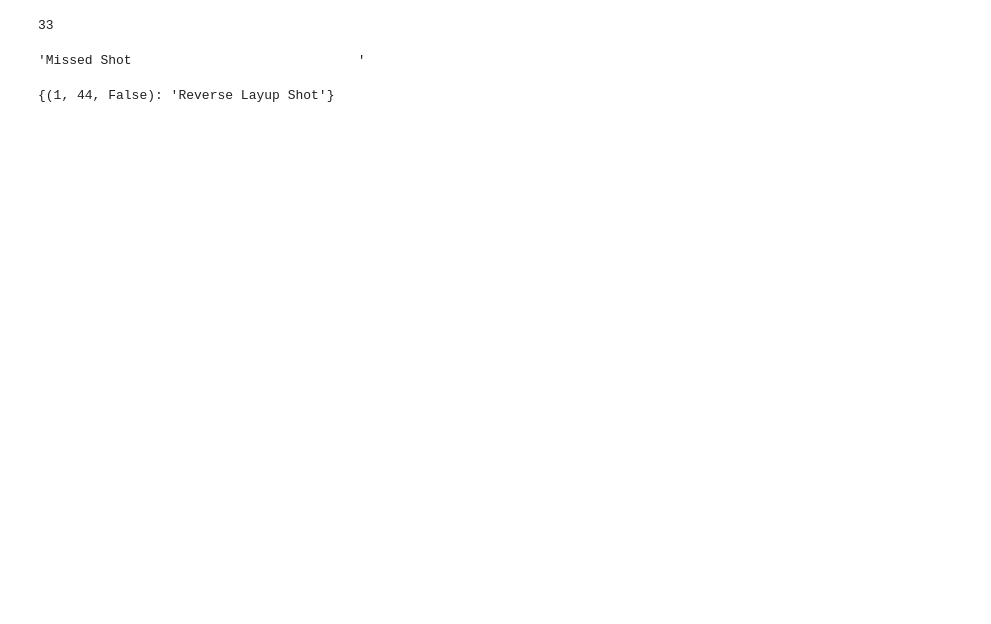
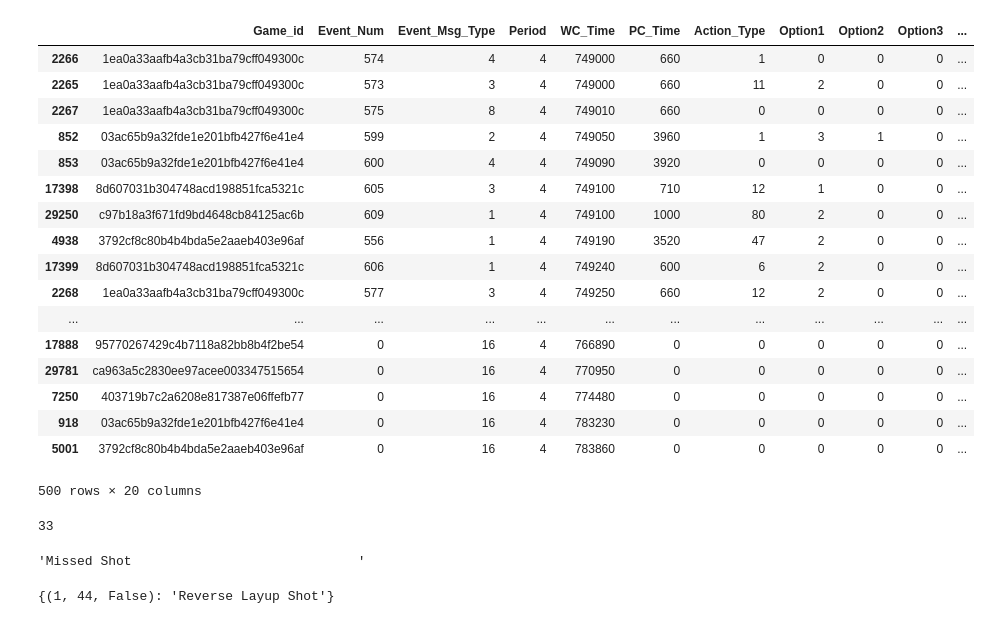
Before and after one commit to calvingrewal/nba-hackathon, a Jupyter notebook: Champs.ipynb, the cells around one changed output. Saved outputs shown, nothing was run; the diff lists cells and outputs as text; code cells hidden in the pictures; blank space fills up the shorter version.

```diff
--- a/Champs.ipynb
+++ b/Champs.ipynb
@@ -4,11 +4,31 @@ import numpy as np
 # %%
 plays = pd.read_csv('play_by_play.csv')
 events = pd.read_csv('event_codes.csv')
 lineups = pd.read_csv('game_lineup.csv')
 
 plays['Event_Msg_English'] = ""
 plays['Action_English'] = ""
 #plays
+plays.sort_values(by='WC_Time').tail(500)
+# %% [output]
+|  | Game_id | Event_Num | Event_Msg_Type | Period | WC_Time | PC_Time | Action_Type | Option1 | Option2 | Option3 | ... |
+| 2266 | 1ea0a33aafb4a3cb31ba79cff049300c | 574 | 4 | 4 | 749000 | 660 | 1 | 0 | 0 | 0 | ... |
+| 2265 | 1ea0a33aafb4a3cb31ba79cff049300c | 573 | 3 | 4 | 749000 | 660 | 11 | 2 | 0 | 0 | ... |
+| 2267 | 1ea0a33aafb4a3cb31ba79cff049300c | 575 | 8 | 4 | 749010 | 660 | 0 | 0 | 0 | 0 | ... |
+| 852 | 03ac65b9a32fde1e201bfb427f6e41e4 | 599 | 2 | 4 | 749050 | 3960 | 1 | 3 | 1 | 0 | ... |
+| 853 | 03ac65b9a32fde1e201bfb427f6e41e4 | 600 | 4 | 4 | 749090 | 3920 | 0 | 0 | 0 | 0 | ... |
+| 17398 | 8d607031b304748acd198851fca5321c | 605 | 3 | 4 | 749100 | 710 | 12 | 1 | 0 | 0 | ... |
+| 29250 | c97b18a3f671fd9bd4648cb84125ac6b | 609 | 1 | 4 | 749100 | 1000 | 80 | 2 | 0 | 0 | ... |
+| 4938 | 3792cf8c80b4b4bda5e2aaeb403e96af | 556 | 1 | 4 | 749190 | 3520 | 47 | 2 | 0 | 0 | ... |
+| 17399 | 8d607031b304748acd198851fca5321c | 606 | 1 | 4 | 749240 | 600 | 6 | 2 | 0 | 0 | ... |
+| 2268 | 1ea0a33aafb4a3cb31ba79cff049300c | 577 | 3 | 4 | 749250 | 660 | 12 | 2 | 0 | 0 | ... |
+| ... | ... | ... | ... | ... | ... | ... | ... | ... | ... | ... | ... |
+| 17888 | 95770267429c4b7118a82bb8b4f2be54 | 0 | 16 | 4 | 766890 | 0 | 0 | 0 | 0 | 0 | ... |
+| 29781 | ca963a5c2830ee97acee003347515654 | 0 | 16 | 4 | 770950 | 0 | 0 | 0 | 0 | 0 | ... |
+| 7250 | 403719b7c2a6208e817387e06ffefb77 | 0 | 16 | 4 | 774480 | 0 | 0 | 0 | 0 | 0 | ... |
+| 918 | 03ac65b9a32fde1e201bfb427f6e41e4 | 0 | 16 | 4 | 783230 | 0 | 0 | 0 | 0 | 0 | ... |
+| 5001 | 3792cf8c80b4b4bda5e2aaeb403e96af | 0 | 16 | 4 | 783860 | 0 | 0 | 0 | 0 | 0 | ... |
+500 rows × 20 columns
 # %%
 #plays[(plays['Option1'] > 0) & (plays['Event_Msg_Type'] != 1)& (plays['Event_Msg_Type'] != 3)]
 # %%
```
Also changed, not shown: parts of 12 cells of this notebook.
